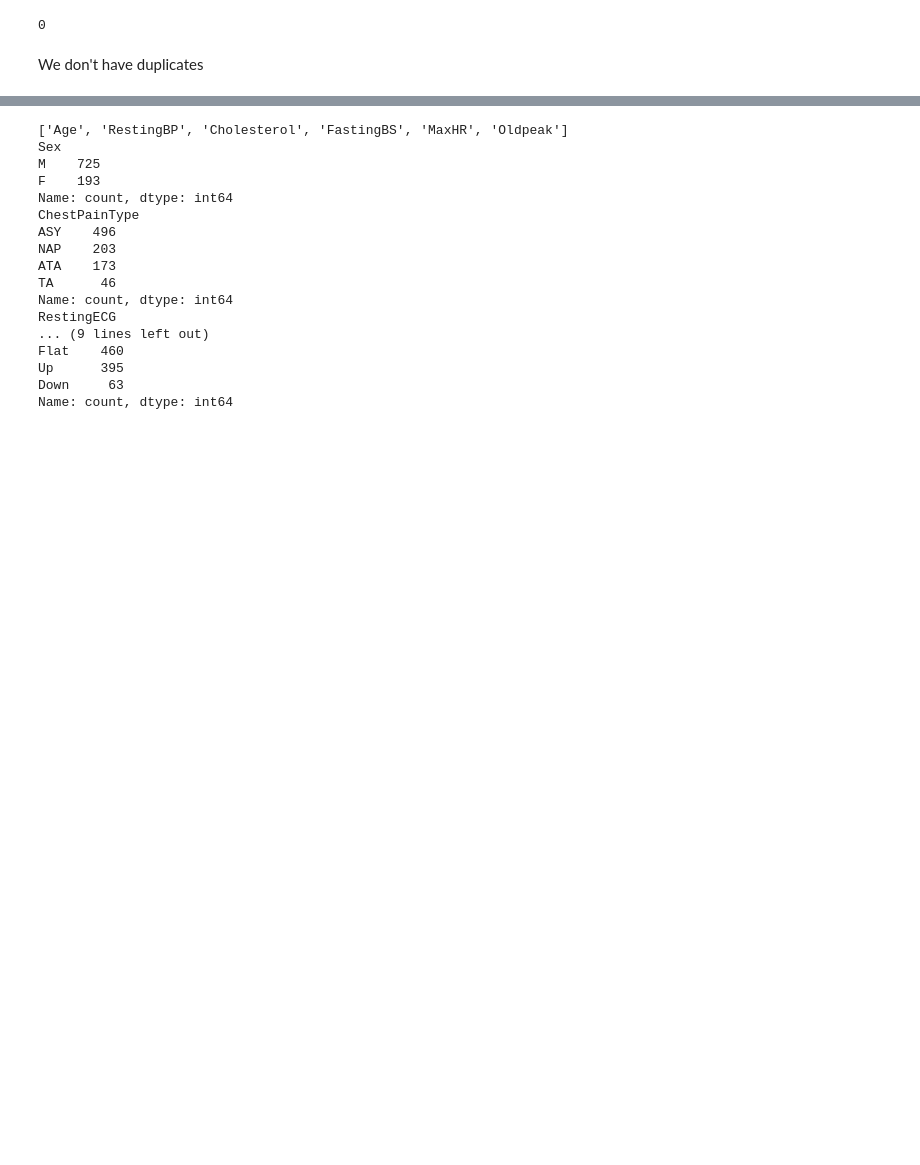
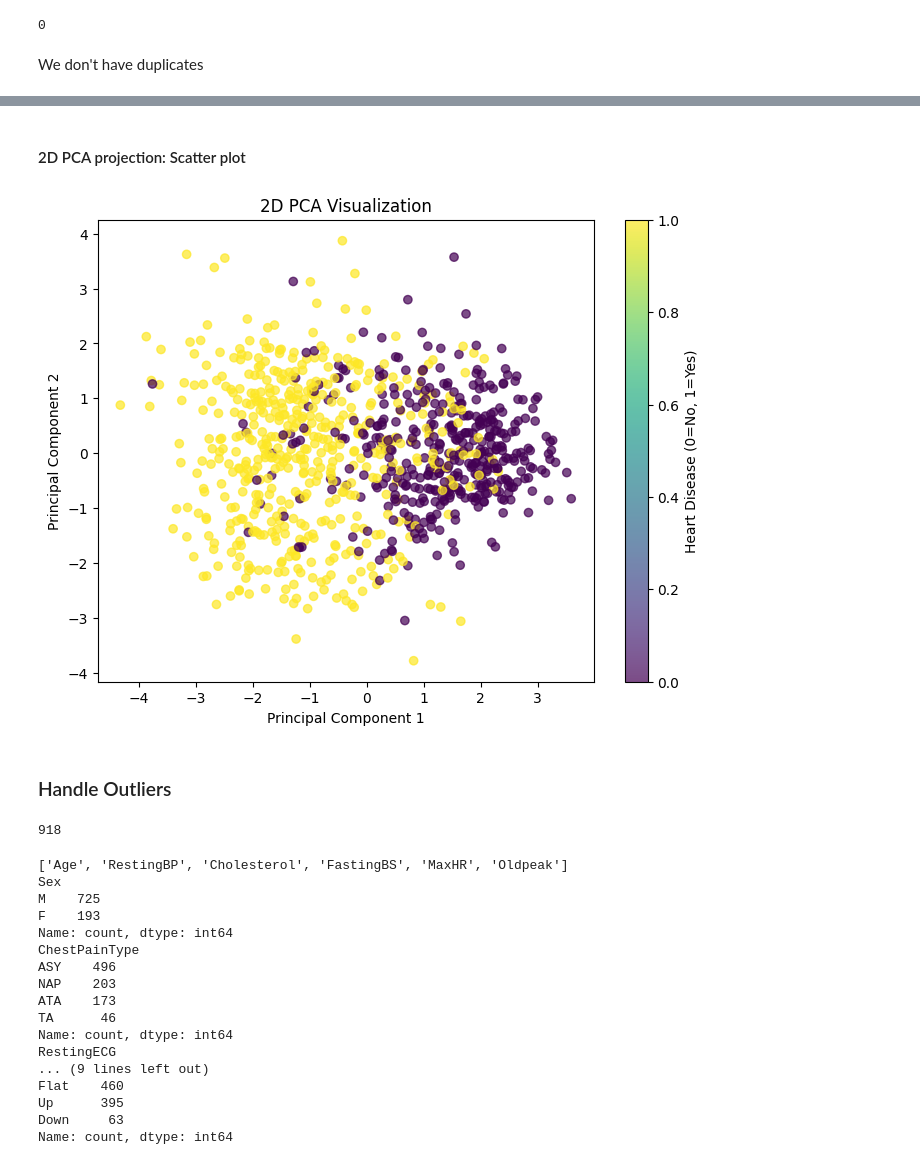
Before and after one commit to Siveen3/Heart-Disease-Predection, a Jupyter notebook: Heart (2).ipynb, the cells around one changed output, grey strips where cells are left out. Cells and saved outputs as stored; diff of their text form; code cells hidden in the pictures; blank space fills up the shorter version.

```diff
--- a/Heart (2).ipynb
+++ b/Heart (2).ipynb
@@ -168,0 +232,3 @@ def handle_infrequent_categories(df, column, threshold):
+# %%
+features = df.drop('HeartDisease', axis=1)
+target = df['HeartDisease']
@@ -168,0 +253,5 @@ def handle_infrequent_categories(df, column, threshold):
+# %%
+label_encoder = LabelEncoder()
+for col in categorical_columns:
+    features[col] = label_encoder.fit_transform(features[col])
+features[categorical_columns]
@@ -168,0 +290,3 @@ def handle_infrequent_categories(df, column, threshold):
+# %%
+features[features.columns] = StandardScaler().fit_transform(features)
+features
@@ -168,0 +309,3 @@ def handle_infrequent_categories(df, column, threshold):
+# %%
+pca = PCA(2).fit_transform(features)
+pca
@@ -168,0 +320,14 @@ def handle_infrequent_categories(df, column, threshold):
+# %% [markdown]
+#### 2D PCA projection: Scatter plot
+# %%
+plt.figure(figsize=(8, 6))
+scatter = plt.scatter(pca[:, 0], pca[:, 1], c=target, cmap='viridis', alpha=0.7)
+plt.colorbar(scatter, label='Heart Disease (0=No, 1=Yes)')
+plt.xlabel('Principal Component 1')
+plt.ylabel('Principal Component 2')
+plt.title('2D PCA Visualization')
+plt.show()
+# %% [output]
+[figure, added]
+# %% [markdown]
+### Handle Outliers
@@ -169 +352,5 @@ def handle_infrequent_categories(df, column, threshold):
+# %%
+len(df)
+# %% [output]
+918
 # %%
```
Also changed, not shown: parts of 44 cells of this notebook, 1 other file.
